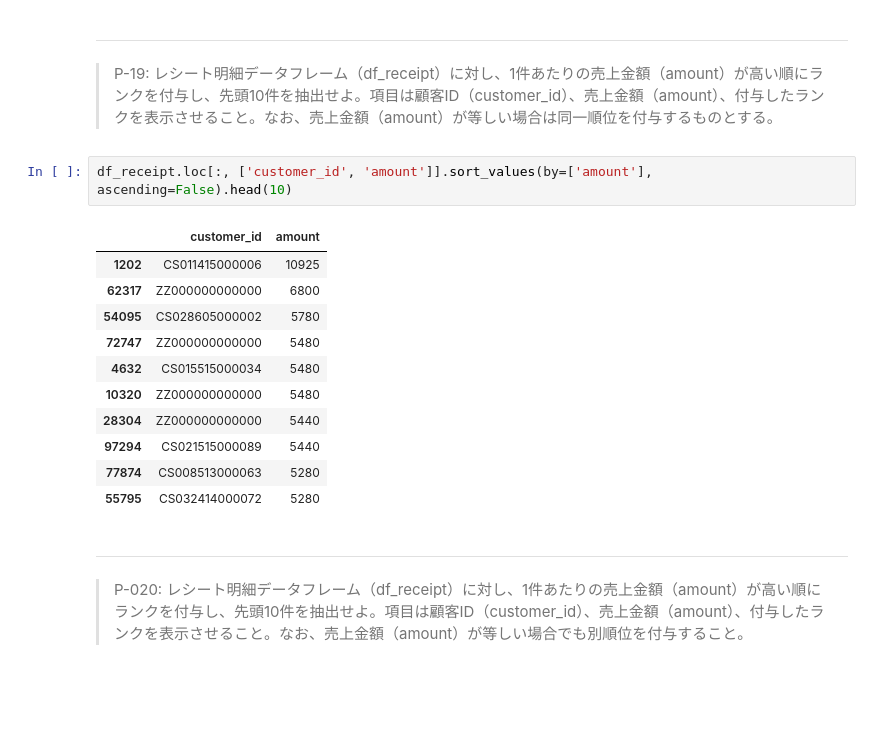
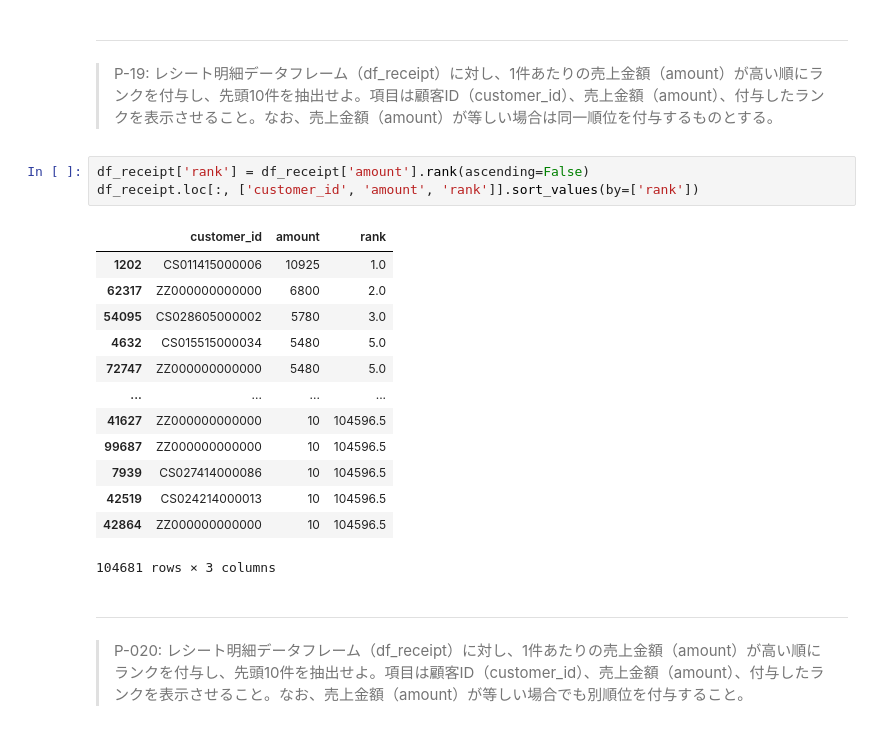
Before and after one commit to mryoshio/100knocks-preprocess, a Jupyter notebook: docker/work/preprocess_knock_Python.ipynb, the cells around one changed output. Cells and saved outputs as stored; diff of their text form; blank space fills up the shorter version.

```diff
--- a/docker/work/preprocess_knock_Python.ipynb
+++ b/docker/work/preprocess_knock_Python.ipynb
@@ -362,19 +362,22 @@ df_customer.sort_values('birth_day', ascending=False).head(10)
 ---
 > P-19: レシート明細データフレーム（df_receipt）に対し、1件あたりの売上金額（amount）が高い順にランクを付与し、先頭10件を抽出せよ。項目は顧客ID（customer_id）、売上金額（amount）、付与したランクを表示させること。なお、売上金額（amount）が等しい場合は同一順位を付与するものとする。
 # %%
-df_receipt.loc[:, ['customer_id', 'amount']].sort_values(by=['amount'], ascending=False).head(10)
+df_receipt['rank'] = df_receipt['amount'].rank(ascending=False)
+df_receipt.loc[:, ['customer_id', 'amount', 'rank']].sort_values(by=['rank'])
 # %% [output]
-|  | customer_id | amount |
-| 1202 | CS011415000006 | 10925 |
-| 62317 | ZZ000000000000 | 6800 |
-| 54095 | CS028605000002 | 5780 |
-| 72747 | ZZ000000000000 | 5480 |
-| 4632 | CS015515000034 | 5480 |
-| 10320 | ZZ000000000000 | 5480 |
-| 28304 | ZZ000000000000 | 5440 |
-| 97294 | CS021515000089 | 5440 |
-| 77874 | CS008513000063 | 5280 |
-| 55795 | CS032414000072 | 5280 |
+|  | customer_id | amount | rank |
+| 1202 | CS011415000006 | 10925 | 1.0 |
+| 62317 | ZZ000000000000 | 6800 | 2.0 |
+| 54095 | CS028605000002 | 5780 | 3.0 |
+| 4632 | CS015515000034 | 5480 | 5.0 |
+| 72747 | ZZ000000000000 | 5480 | 5.0 |
+| ... | ... | ... | ... |
+| 41627 | ZZ000000000000 | 10 | 104596.5 |
+| 99687 | ZZ000000000000 | 10 | 104596.5 |
+| 7939 | CS027414000086 | 10 | 104596.5 |
+| 42519 | CS024214000013 | 10 | 104596.5 |
+| 42864 | ZZ000000000000 | 10 | 104596.5 |
+104681 rows × 3 columns
 # %% [markdown]
 ---
 > P-020: レシート明細データフレーム（df_receipt）に対し、1件あたりの売上金額（amount）が高い順にランクを付与し、先頭10件を抽出せよ。項目は顧客ID（customer_id）、売上金額（amount）、付与したランクを表示させること。なお、売上金額（amount）が等しい場合でも別順位を付与すること。
```
